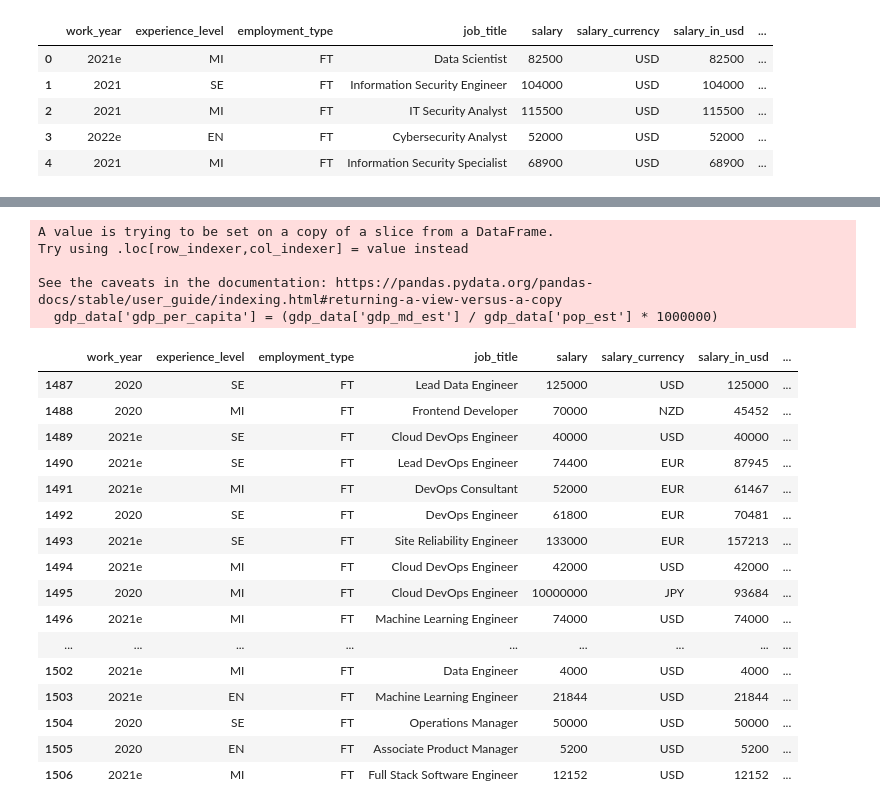
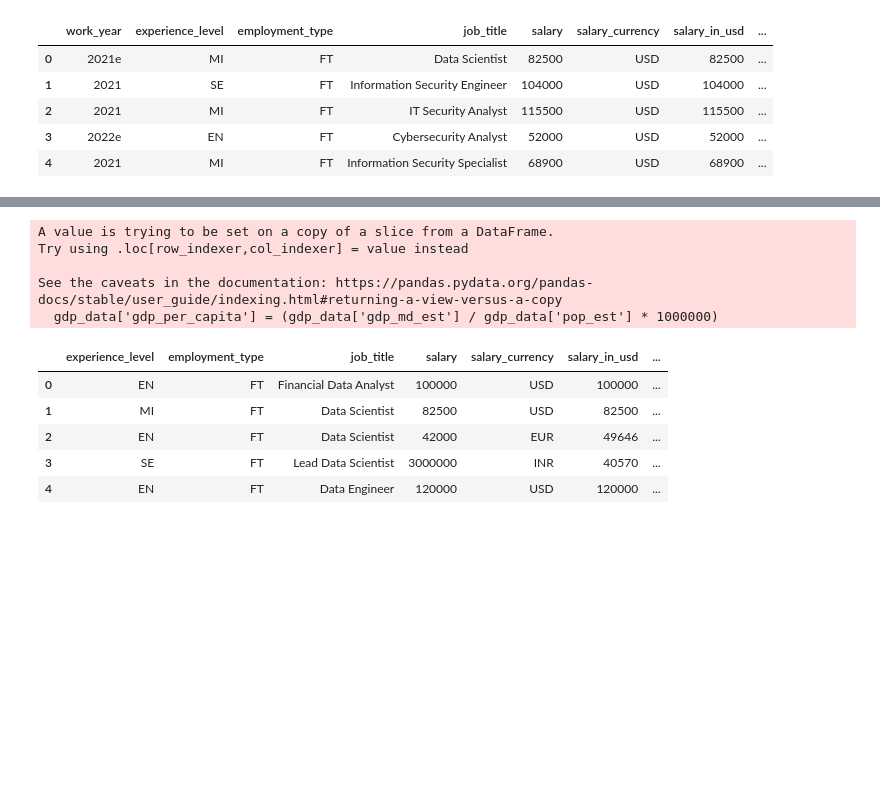
Before and after one commit to manuelarns/Data-Literacy-Project, a Jupyter notebook: src/main.ipynb, the cells around one changed output, grey strips where cells are left out. Saved outputs shown, nothing was run; the diff lists cells and outputs as text; code cells hidden in the pictures; blank space fills up the shorter version.

```diff
--- a/src/main.ipynb
+++ b/src/main.ipynb
@@ -75,27 +61,46 @@ gdp_data = gdp_data.drop({'gdp_md_est', 'pop_est'}, axis=1)
 
 df = pd.merge(salaries, gdp_data, left_on='company_location_iso_a3', right_on='iso_a3', how='left').rename(columns = {'gdp_per_capita':'gdp_company_location'})
 df = pd.merge(df, gdp_data, left_on='employee_residence_iso_a3', right_on='iso_a3', how='left').rename(columns = {'gdp_per_capita':'gdp_employee_residence'})
-df.tail(20)
+#df.tail(20)
 # %% [output]
 A value is trying to be set on a copy of a slice from a DataFrame.
 Try using .loc[row_indexer,col_indexer] = value instead
 
 See the caveats in the documentation: https://pandas.pydata.org/pandas-docs/stable/user_guide/indexing.html#returning-a-view-versus-a-copy
   gdp_data['gdp_per_capita'] = (gdp_data['gdp_md_est'] / gdp_data['pop_est'] * 1000000)
-|  | work_year | experience_level | employment_type | job_title | salary | salary_currency | salary_in_usd | ... |
-| 1487 | 2020 | SE | FT | Lead Data Engineer | 125000 | USD | 125000 | ... |
-| 1488 | 2020 | MI | FT | Frontend Developer | 70000 | NZD | 45452 | ... |
-| 1489 | 2021e | SE | FT | Cloud DevOps Engineer | 40000 | USD | 40000 | ... |
-| 1490 | 2021e | SE | FT | Lead DevOps Engineer | 74400 | EUR | 87945 | ... |
-| 1491 | 2021e | MI | FT | DevOps Consultant | 52000 | EUR | 61467 | ... |
-| 1492 | 2020 | SE | FT | DevOps Engineer | 61800 | EUR | 70481 | ... |
-| 1493 | 2021e | SE | FT | Site Reliability Engineer | 133000 | EUR | 157213 | ... |
-| 1494 | 2021e | MI | FT | Cloud DevOps Engineer | 42000 | USD | 42000 | ... |
-| 1495 | 2020 | MI | FT | Cloud DevOps Engineer | 10000000 | JPY | 93684 | ... |
-| 1496 | 2021e | MI | FT | Machine Learning Engineer | 74000 | USD | 74000 | ... |
-| ... | ... | ... | ... | ... | ... | ... | ... | ... |
-| 1502 | 2021e | MI | FT | Data Engineer | 4000 | USD | 4000 | ... |
-| 1503 | 2021e | EN | FT | Machine Learning Engineer | 21844 | USD | 21844 | ... |
-| 1504 | 2020 | SE | FT | Operations Manager | 50000 | USD | 50000 | ... |
-| 1505 | 2020 | EN | FT | Associate Product Manager | 5200 | USD | 5200 | ... |
-| 1506 | 2021e | MI | FT | Full Stack Software Engineer | 12152 | USD | 12152 | ... |
+# %%
+ai = pd.read_csv('../data/ai-salaries.csv')
+rm = pd.read_csv('../data/salaries.csv')
+
+ai.drop({'work_year'}, axis=1, inplace=True)
+rm.drop({'work_year'}, axis=1, inplace=True)
+
+sim = pd.merge(ai, rm, left_on=['experience_level',
+                                'employment_type',
+                                'job_title',
+                                'salary',
+                                'salary_currency',
+                                'salary_in_usd',
+                                'employee_residence',
+                                'remote_ratio',
+                                'company_location',
+                                'company_size'],
+                        right_on=['experience_level',
+                                'employment_type',
+                                'job_title',
+                                'salary',
+                                'salary_currency',
+                                'salary_in_usd',
+                                'employee_residence',
+                                'remote_ratio',
+                                'company_location',
+                                'company_size'], how='left')
+
+sim.head()
+# %% [output]
+|  | experience_level | employment_type | job_title | salary | salary_currency | salary_in_usd | ... |
+| 0 | EN | FT | Financial Data Analyst | 100000 | USD | 100000 | ... |
+| 1 | MI | FT | Data Scientist | 82500 | USD | 82500 | ... |
+| 2 | EN | FT | Data Scientist | 42000 | EUR | 49646 | ... |
+| 3 | SE | FT | Lead Data Scientist | 3000000 | INR | 40570 | ... |
+| 4 | EN | FT | Data Engineer | 120000 | USD | 120000 | ... |
```
Also changed, not shown: parts of 3 cells of this notebook, 4 other files.
